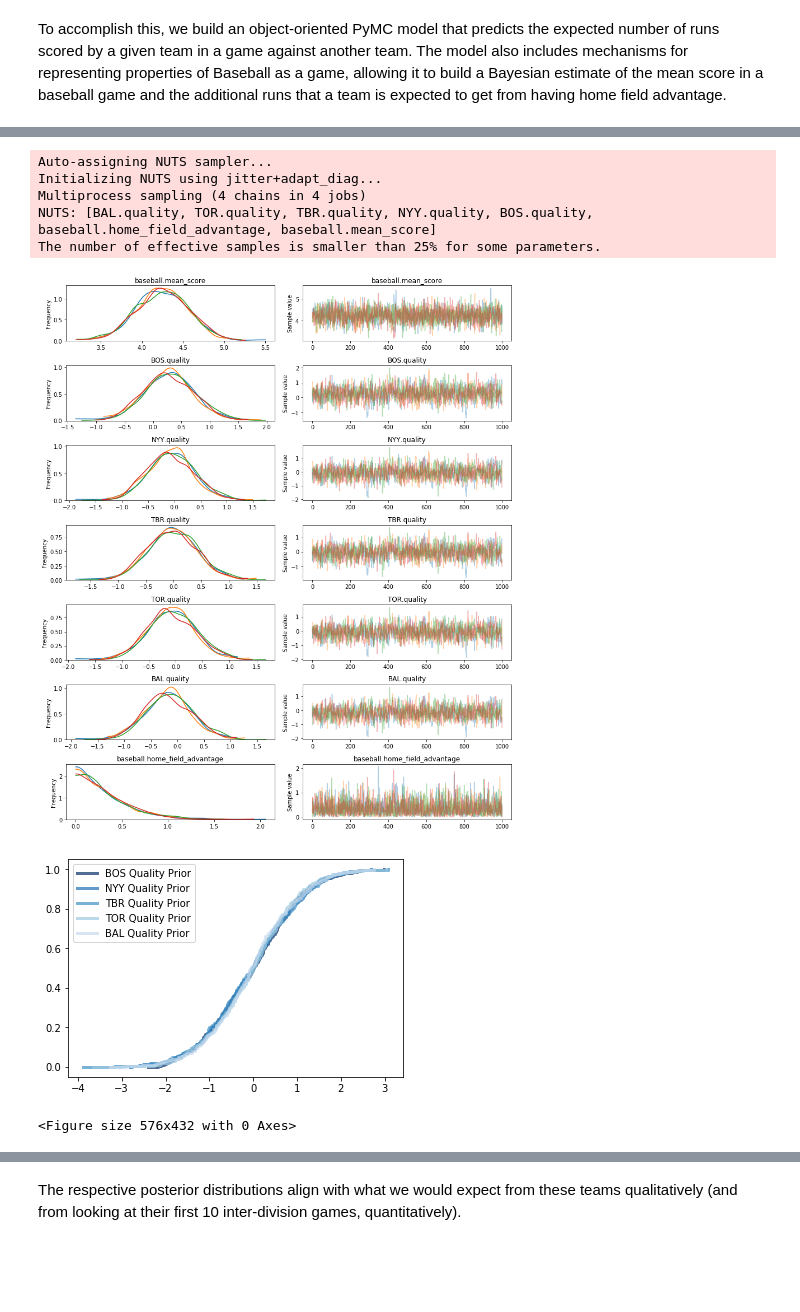
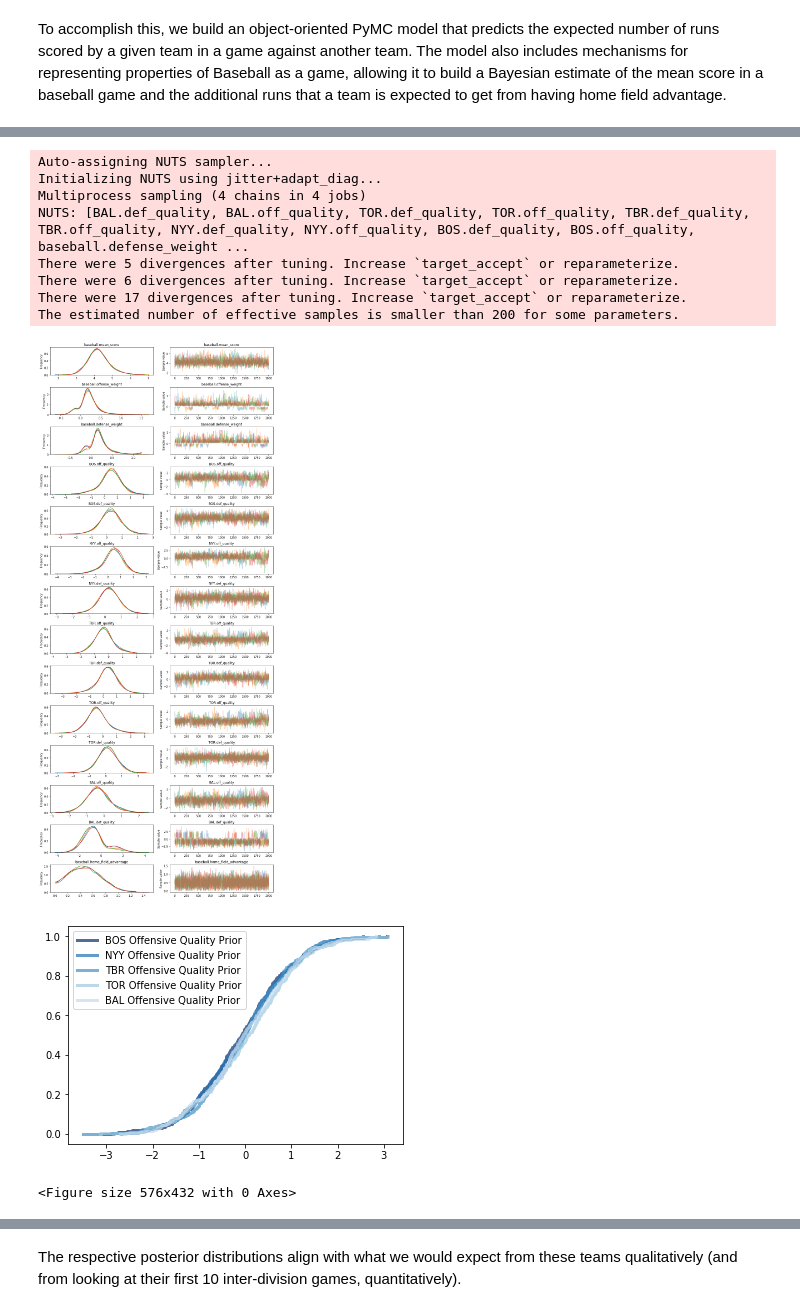
Before and after one commit to sammyers/bayesball, a Jupyter notebook: code/bayesball_1.ipynb, the cells around one changed output, grey strips where cells are left out. Cells and saved outputs as stored; diff of their text form; code cells hidden in the pictures; blank space fills up the shorter version.

Commit message:
Add data for more teams. Implement second pass of head-to-head model.

```diff
--- a/code/bayesball_1.ipynb
+++ b/code/bayesball_1.ipynb
@@ -27,8 +29,14 @@ class Baseball(object):
     def __init__(self, name='baseball'):
         self.name = name
 
-        self.mean_score = pm.Normal(f'{name}.mean_score', mu=4.5, sd=1) # Based on Sam's guess
-        self.home_field_advantage = pm.Exponential(f'{name}.home_field_advantage', lam=3)  # goals
+        self.mean_score = pm.Normal(f'{name}.mean_score', mu=4.45, sd=1) # Based on 2018 MLB season
+        self.home_field_advantage = pm.Exponential(f'{name}.home_field_advantage', lam=5)
+
+        self.offense_weight = pm.Normal(f'{name}.offense_weight', mu=1, sd=0.5)
+        self.defense_weight = pm.Normal(f'{name}.defense_weight', mu=1, sd=0.5)
+
+    def get_runs(self, team, opponent):
+        return self.mean_score * exp(team.off_quality * self.offense_weight - opponent.def_quality * self.defense_weight)
 # %% [markdown]
 The model we use for runs is a Poisson process with parameter dependent on the skills of both teams, as well as which team has home field advantage. In particular, we model the expected number of runs a given team will score in a game as
 
@@ -50,35 +60,43 @@ class Team(object):
         self.off_quality = pm.Normal(f'{name}.off_quality', mu=0, sd=1)
         self.def_quality = pm.Normal(f'{name}.def_quality', mu=0, sd=1)
 
-    def model_game(self, opponent, homefield : bool, observed_runs=None, name=None):
-        if not name:
-            name = f'{self.name}_v_{opponent.name}'
-
-        expected_runs_scored = self.baseball.mean_score * (exp(self.off_quality) / exp(opponent.def_quality))
-        expected_runs_allowed = self.baseball.mean_score * (exp(self.def_quality) / exp(opponent.off_quality))
+    def model_game(self, opponent, homefield : bool, date, observed_runs_scored=None, observed_runs_allowed=None):
+        expected_runs_scored = self.baseball.get_runs(self, opponent)
+        expected_runs_allowed = self.baseball.get_runs(opponent, self)
 
         if homefield:
-            expected_runs += self.baseball.home_field_advantage
+            expected_runs_scored += self.baseball.home_field_advantage
         else:
+            expected_runs_allowed += self.baseball.home_field_advantage
 
-
-        pm.Poisson(name, mu=expected_runs, observed=observed_runs)
+        pm.Poisson(f'{date}_{self.name}', mu=expected_runs_scored, observed=observed_runs_scored)
+        pm.Poisson(f'{date}_{opponent.name}', mu=expected_runs_allowed, observed=observed_runs_allowed)
 # %%
 team_names = ['BOS', 'NYY', 'TBR', 'TOR', 'BAL']
 team_games = {}
 for team in team_names:
     data = pd.read_csv(f'../data/{team.lower()}.csv')
-    df = data[['Opp', 'Unnamed: 4', 'R', 'RA']]
+    df = data[['Date', 'Opp', 'Unnamed: 4', 'R', 'RA']]
     df = df.loc[df['Opp'].isin(team_names)]
     df = df.rename(index=str, columns={'Unnamed: 4': 'Home'})
     df['Home'] = df['Home'].apply(lambda x: False if x == '@' else True)
     team_games[team] = df
 # %%
+modeled_games = {}
+num_games = 0
+runs = {}
+allowed = {}
+
 with pm.Model() as model:
     bb = Baseball()
 
     teams = {name: Team(name, bb) for name in team_names}
 
     for name, games in team_games.items():
-        for index, game in games.head(10).iterrows():
-            teams[name].model_game(teams[game['Opp']], game['Home'], game['R'], name=f'{name}_{index}')
+        for index, game in games.head(40).iterrows():
+            date = game['Date']
+            opp = game['Opp']
+            if not (opp, date) in modeled_games:
+                modeled_games[(name, date)] = True
+                num_games += 1
+                teams[name].model_game(teams[opp], game['Home'], date, game['R'], game['RA'])
@@ -90,20 +126,23 @@ with model:
 # %%
 # Infer the posterior distributions
 with model:
-    trace = pm.sample(1000)
+    trace = pm.sample(2000, tune=1000, cores=4, nuts_kwargs=dict(target_accept=.95))
 
 pm.traceplot(trace);
 # %% [output]
 Auto-assigning NUTS sampler...
 Initializing NUTS using jitter+adapt_diag...
 Multiprocess sampling (4 chains in 4 jobs)
-NUTS: [BAL.quality, TOR.quality, TBR.quality, NYY.quality, BOS.quality, baseball.home_field_advantage, baseball.mean_score]
-The number of effective samples is smaller than 25% for some parameters.
+NUTS: [BAL.def_quality, BAL.off_quality, TOR.def_quality, TOR.off_quality, TBR.def_quality, TBR.off_quality, NYY.def_quality, NYY.off_quality, BOS.def_quality, BOS.off_quality, baseball.defense_weight ...
+There were 5 divergences after tuning. Increase `target_accept` or reparameterize.
+There were 6 divergences after tuning. Increase `target_accept` or reparameterize.
+There were 17 divergences after tuning. Increase `target_accept` or reparameterize.
+The estimated number of effective samples is smaller than 200 for some parameters.
-[figure, old version]
+[figure, new version]
 # %%
 for t in team_names:
-    plotCdf(prior_trace[f'{t}.quality'], label=f'{t} Quality Prior')
+    plotCdf(prior_trace[f'{t}.off_quality'], label=f'{t} Offensive Quality Prior')
 thinkplot.Show()
 # %% [output]
-[figure, old version]
+[figure, new version]
 <Figure size 576x432 with 0 Axes>
```
Also changed, not shown: parts of 11 cells of this notebook, 26 other files.
